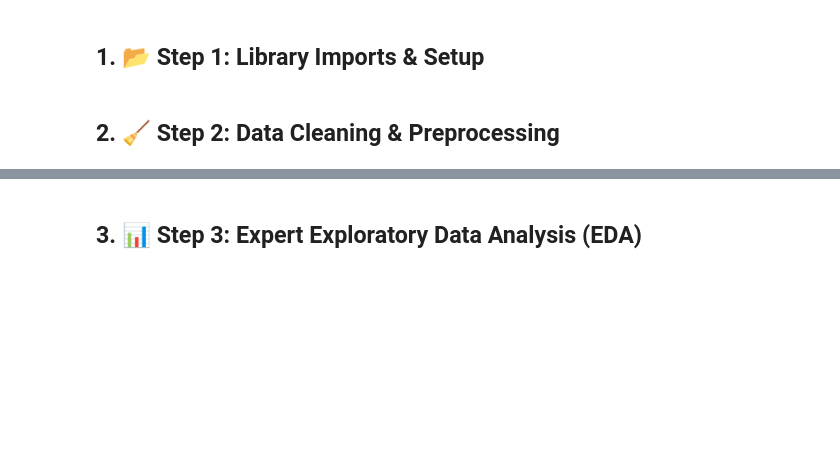
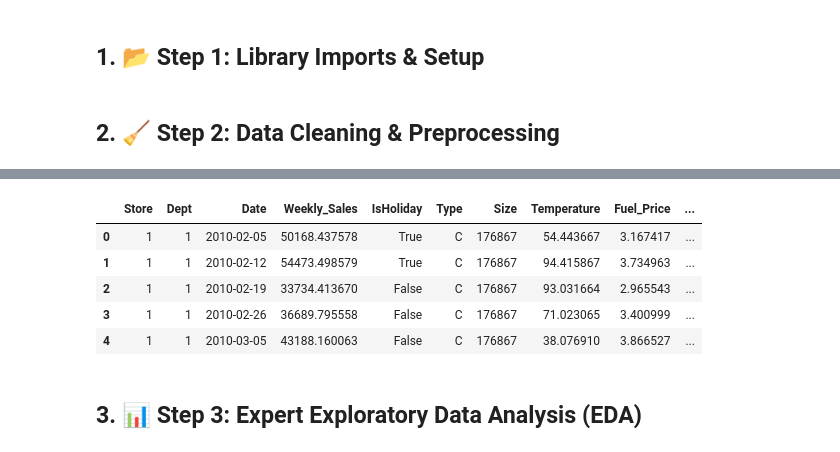
Before and after one commit to ajpundir46/Demand-Forecasting-Retail-Time-Series-, a Jupyter notebook: learning/Master_Tutorial.ipynb, the cells around one changed output, grey strips where cells are left out. Drawn from its saved outputs; the diff is of its cells as text; code cells hidden in the pictures; blank space fills up the shorter version.

```diff
--- a/learning/Master_Tutorial.ipynb
+++ b/learning/Master_Tutorial.ipynb
@@ -33,3 +44,12 @@ print(f"Dataset ready. Total rows: {len(df)}")
+# %%
+df.head()
+# %% [output]
+|  | Store | Dept | Date | Weekly_Sales | IsHoliday | Type | Size | Temperature | Fuel_Price | ... |
+| 0 | 1 | 1 | 2010-02-05 | 50168.437578 | True | C | 176867 | 54.443667 | 3.167417 | ... |
+| 1 | 1 | 1 | 2010-02-12 | 54473.498579 | True | C | 176867 | 94.415867 | 3.734963 | ... |
+| 2 | 1 | 1 | 2010-02-19 | 33734.413670 | False | C | 176867 | 93.031664 | 2.965543 | ... |
+| 3 | 1 | 1 | 2010-02-26 | 36689.795558 | False | C | 176867 | 71.023065 | 3.400999 | ... |
+| 4 | 1 | 1 | 2010-03-05 | 43188.160063 | False | C | 176867 | 38.076910 | 3.866527 | ... |
 # %% [markdown]
 ## 3. 📊 Step 3: Expert Exploratory Data Analysis (EDA)
 # %%
```
Also changed, not shown: parts of 3 cells of this notebook.
